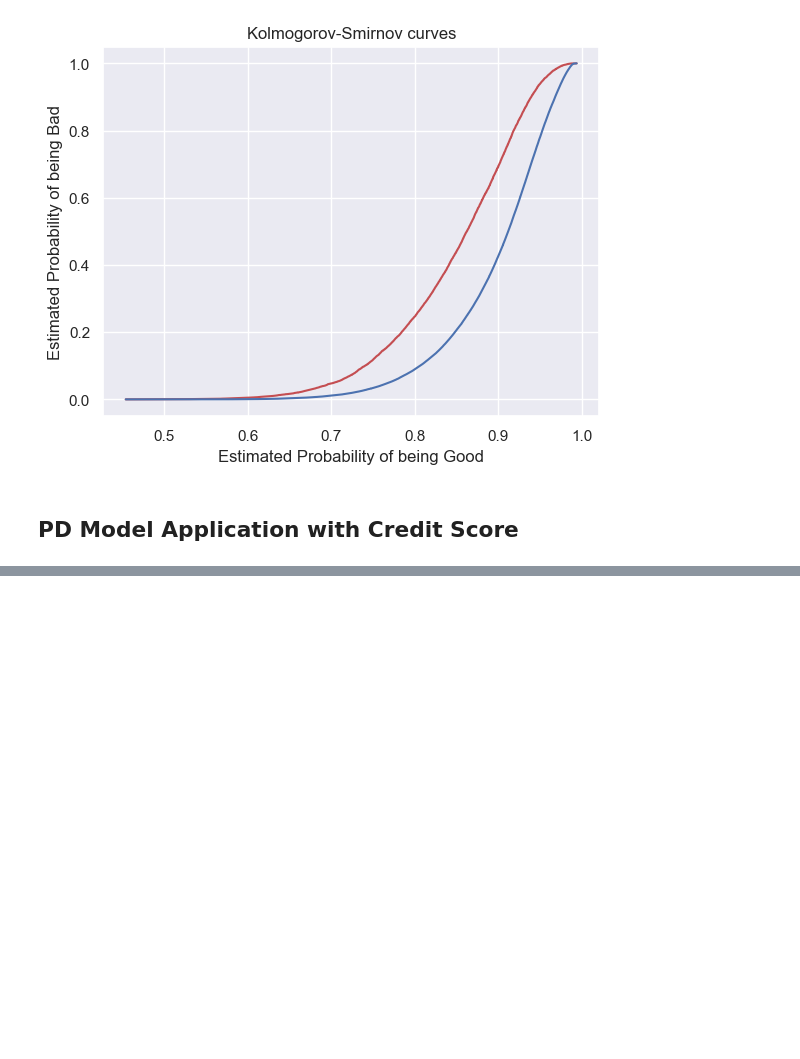
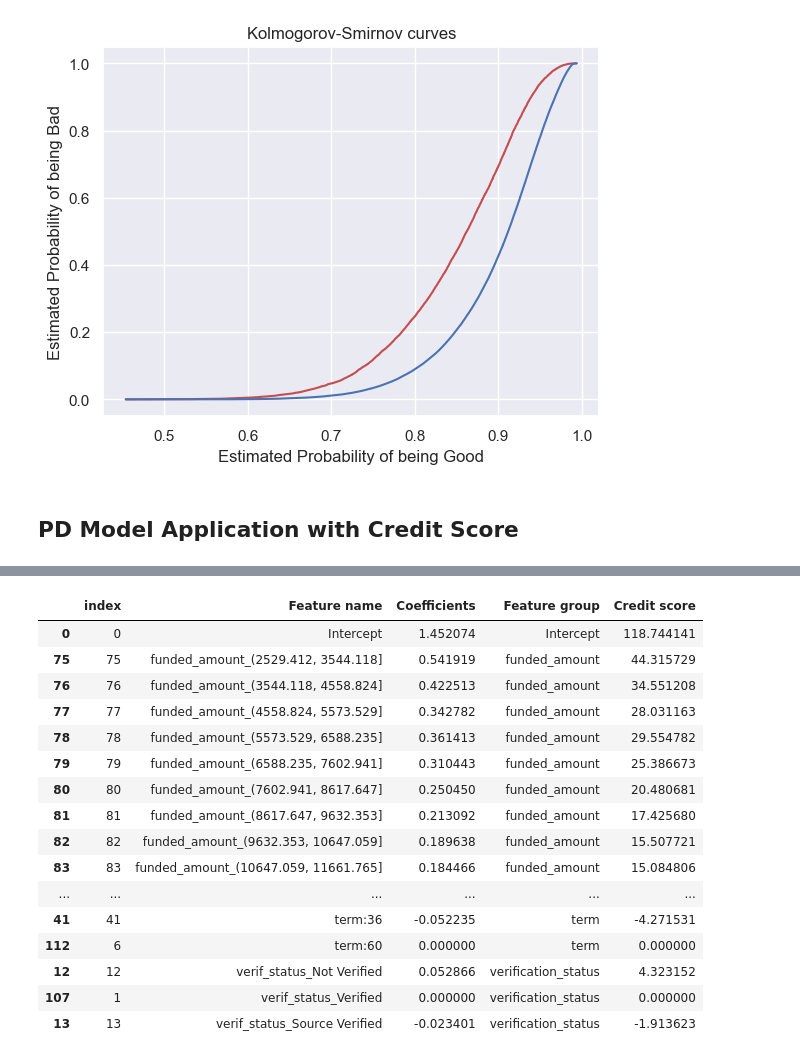
Before and after one commit to OzodbekOzodov/_credit-risk-modeling, a Jupyter notebook: Probability-of-default-model.ipynb, the cells around one changed output, grey strips where cells are left out. Cells and saved outputs as stored; diff of their text form; code cells hidden in the pictures; blank space fills up the shorter version.

```diff
--- a/Probability-of-default-model.ipynb
+++ b/Probability-of-default-model.ipynb
@@ -1120,3 +1052,22 @@ print(min_coef, max_coef)
 # %%
-scorecard['Credit score'] = (scorecard['Coefficients']*(max_score-min_score))/(max_coef-min_coef)
+scorecard['Credit score'] = scorecard['Coefficients']*((max_score-min_score)/(max_coef-min_coef))
+scorecard
+# %% [output]
+|  | index | Feature name | Coefficients | Feature group | Credit score |
+| 0 | 0 | Intercept | 1.452074 | Intercept | 118.744141 |
+| 75 | 75 | funded_amount_(2529.412, 3544.118] | 0.541919 | funded_amount | 44.315729 |
+| 76 | 76 | funded_amount_(3544.118, 4558.824] | 0.422513 | funded_amount | 34.551208 |
+| 77 | 77 | funded_amount_(4558.824, 5573.529] | 0.342782 | funded_amount | 28.031163 |
+| 78 | 78 | funded_amount_(5573.529, 6588.235] | 0.361413 | funded_amount | 29.554782 |
+| 79 | 79 | funded_amount_(6588.235, 7602.941] | 0.310443 | funded_amount | 25.386673 |
+| 80 | 80 | funded_amount_(7602.941, 8617.647] | 0.250450 | funded_amount | 20.480681 |
+| 81 | 81 | funded_amount_(8617.647, 9632.353] | 0.213092 | funded_amount | 17.425680 |
+| 82 | 82 | funded_amount_(9632.353, 10647.059] | 0.189638 | funded_amount | 15.507721 |
+| 83 | 83 | funded_amount_(10647.059, 11661.765] | 0.184466 | funded_amount | 15.084806 |
+| ... | ... | ... | ... | ... | ... |
+| 41 | 41 | term:36 | -0.052235 | term | -4.271531 |
+| 112 | 6 | term:60 | 0.000000 | term | 0.000000 |
+| 12 | 12 | verif_status_Not Verified | 0.052866 | verification_status | 4.323152 |
+| 107 | 1 | verif_status_Verified | 0.000000 | verification_status | 0.000000 |
+| 13 | 13 | verif_status_Source Verified | -0.023401 | verification_status | -1.913623 |
 # %%
```
Also changed, not shown: parts of 42 cells of this notebook.
